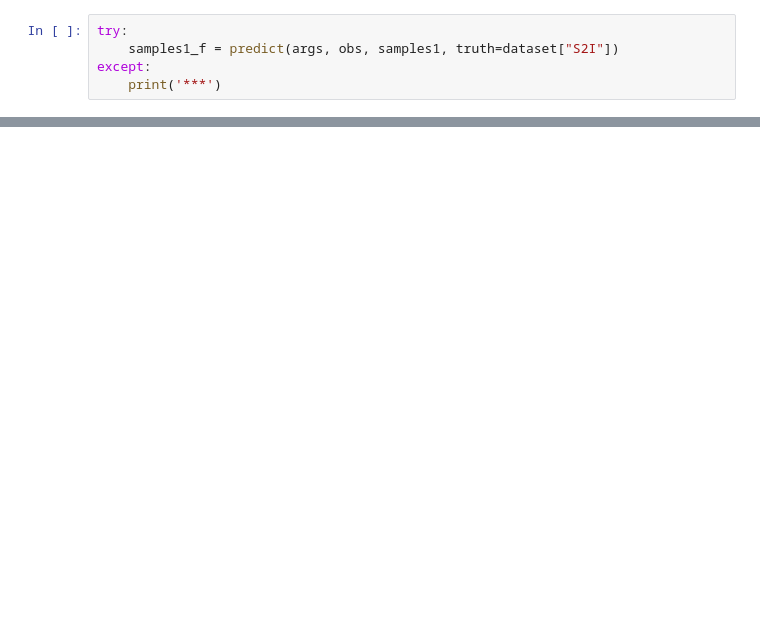
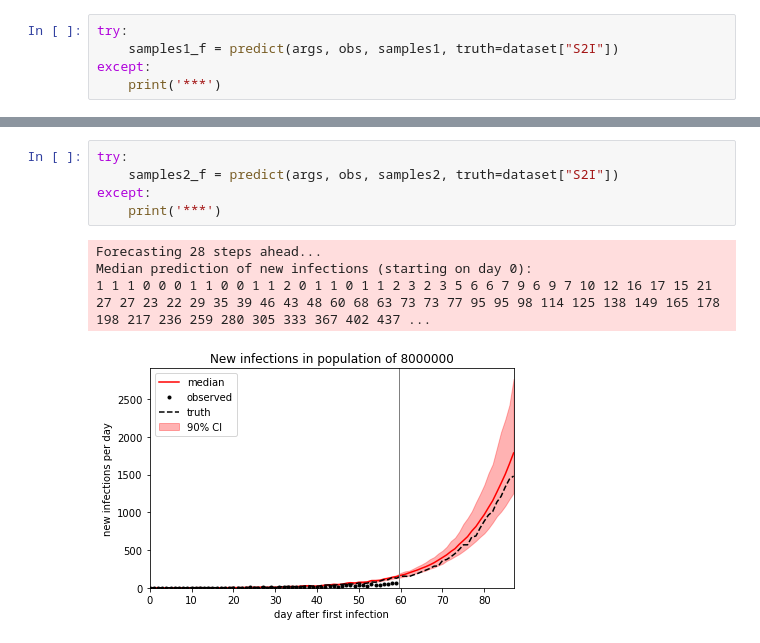
Before and after one commit to biomac-lab/covid19_forecast, a Jupyter notebook: prototypes/pomp.ipynb, the cells around one changed output, grey strips where cells are left out. Drawn from its saved outputs; the diff is of its cells as text; blank space fills up the shorter version.

```diff
--- a/prototypes/pomp.ipynb
+++ b/prototypes/pomp.ipynb
@@ -629,3 +633,13 @@ Eval inf 2
+# %%
+try:
+    samples2_f = predict(args, obs, samples2, truth=dataset["S2I"])
+except:
+    print('***')
+# %% [output]
+Forecasting 28 steps ahead...
+Median prediction of new infections (starting on day 0):
+1 1 1 0 0 0 1 1 0 0 1 1 2 0 1 1 0 1 1 2 3 2 3 5 6 6 7 9 6 9 7 10 12 16 17 15 21 27 27 23 22 29 35 39 46 43 48 60 68 63 73 73 77 95 95 98 114 125 138 149 165 178 198 217 236 259 280 305 333 367 402 437 ...
+[figure, added]
 # %%
 
 print('Running inf 3')
```
Also changed, not shown: parts of 6 cells of this notebook.
